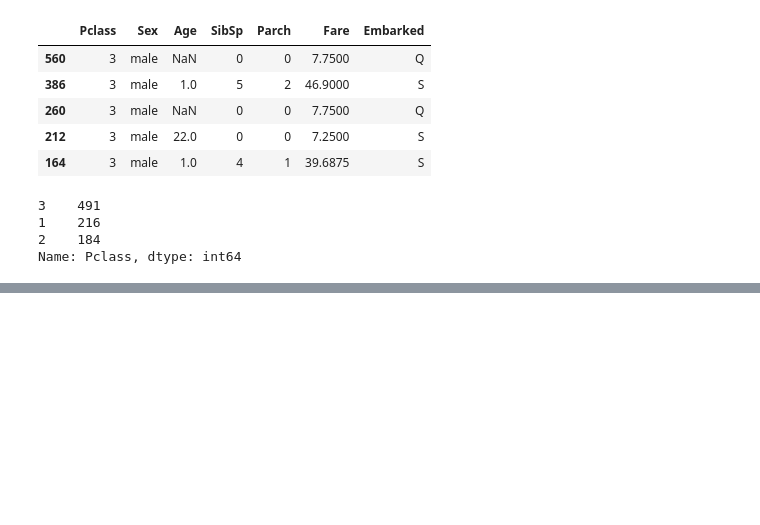
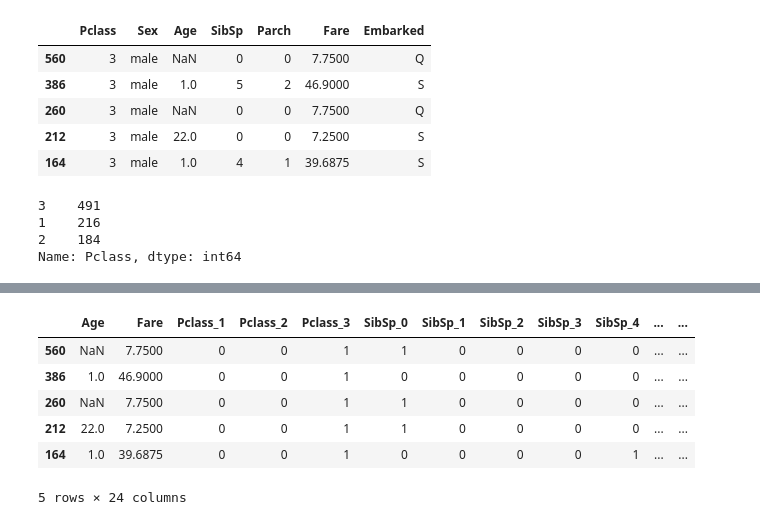
Before and after one commit to marcduby/MachineLearningPython, a Jupyter notebook: Kaggle/2020/Introduction/Titanic/titanicTF2.ipynb, the cells around one changed output, grey strips where cells are left out. Drawn from its saved outputs; the diff is of its cells as text; code cells hidden in the pictures; blank space fills up the shorter version.

```diff
--- a/Kaggle/2020/Introduction/Titanic/titanicTF2.ipynb
+++ b/Kaggle/2020/Introduction/Titanic/titanicTF2.ipynb
@@ -130,0 +146,12 @@ Name: Pclass, dtype: int64
+# %%
+pclass_dummies_df = pd.get_dummies(train_df, columns=['Pclass', 'SibSp', 'Sex', 'Parch', 'Embarked'])
+
+pclass_dummies_df.head(5)
+# %% [output]
+|  | Age | Fare | Pclass_1 | Pclass_2 | Pclass_3 | SibSp_0 | SibSp_1 | SibSp_2 | SibSp_3 | SibSp_4 | ... | ... |
+| 560 | NaN | 7.7500 | 0 | 0 | 1 | 1 | 0 | 0 | 0 | 0 | ... | ... |
+| 386 | 1.0 | 46.9000 | 0 | 0 | 1 | 0 | 0 | 0 | 0 | 0 | ... | ... |
+| 260 | NaN | 7.7500 | 0 | 0 | 1 | 1 | 0 | 0 | 0 | 0 | ... | ... |
+| 212 | 22.0 | 7.2500 | 0 | 0 | 1 | 1 | 0 | 0 | 0 | 0 | ... | ... |
+| 164 | 1.0 | 39.6875 | 0 | 0 | 1 | 0 | 0 | 0 | 0 | 1 | ... | ... |
+5 rows × 24 columns
```
Also changed, not shown: parts of 9 cells of this notebook, 1 other file.
